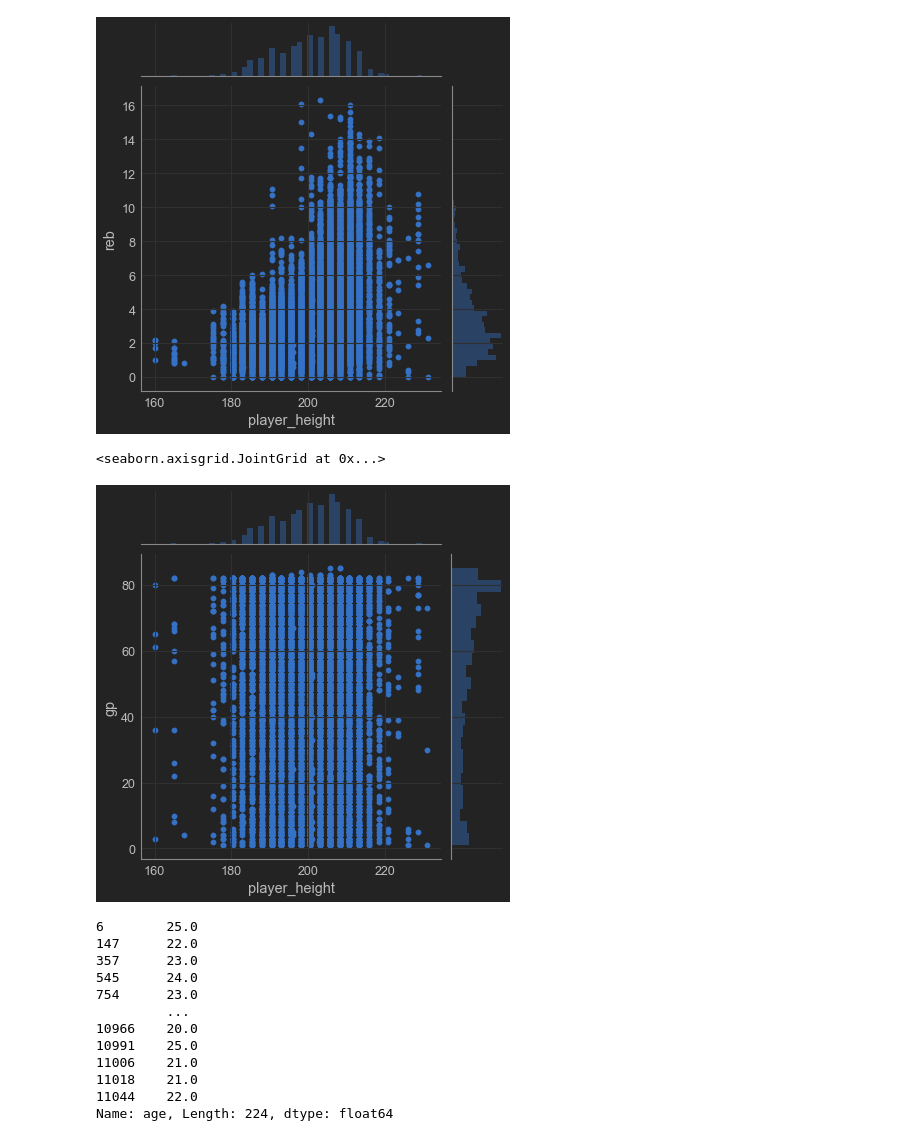
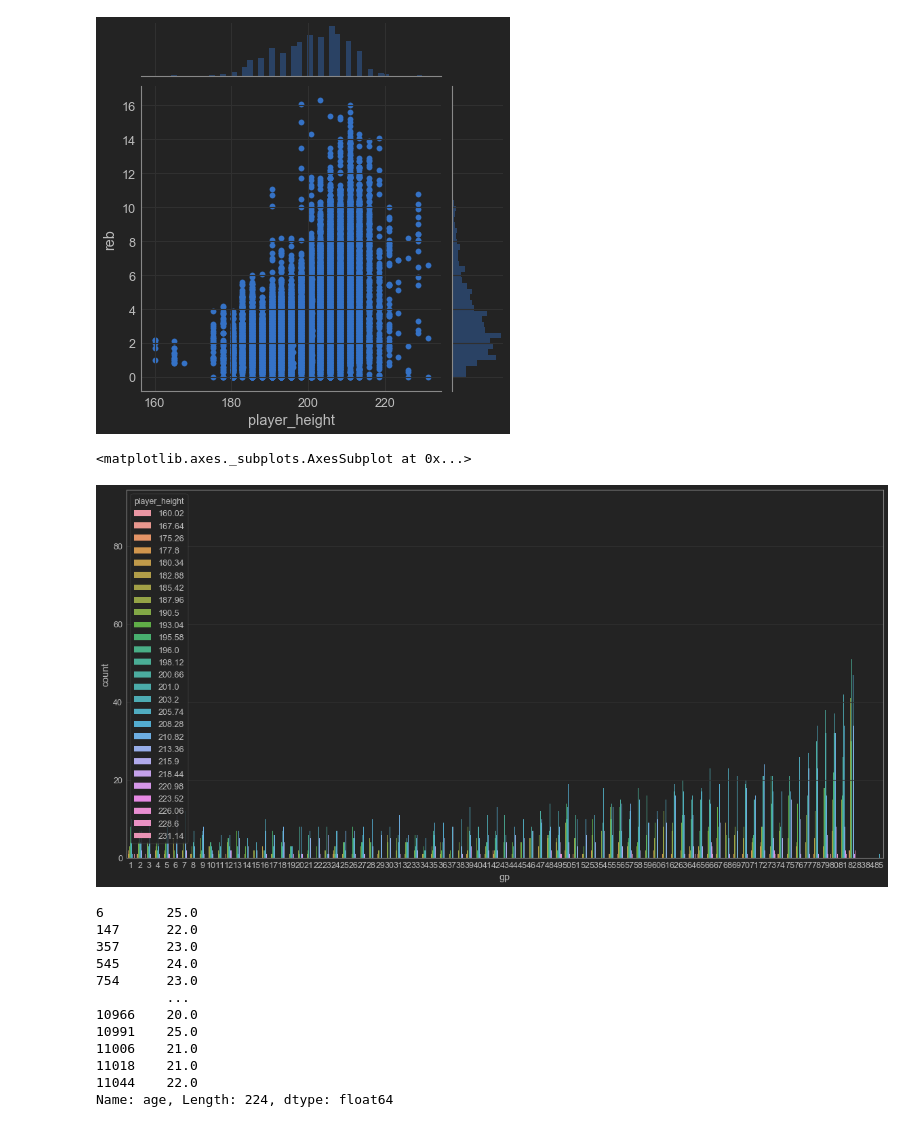
Before and after one commit to x-conx/Ujian-Module-3---Purwadhika, a Jupyter notebook: basketball_team_recruitment.ipynb, the cells around one changed output. Drawn from its saved outputs; the diff is of its cells as text; code cells hidden in the pictures.

```diff
--- a/basketball_team_recruitment.ipynb
+++ b/basketball_team_recruitment.ipynb
@@ -135,11 +135,12 @@ sns.jointplot(data=pd_nba,x='player_height',y='reb')
 <seaborn.axisgrid.JointGrid at 0x...>
 [figure]
 # %%
-sns.jointplot(data=pd_nba,x='player_height',y='gp')
+plt.figure(figsize=(20,10))
+sns.countplot(data=pd_nba,x='gp',hue='player_height')
 # pemain tinggi badan yang sering bermain dalam satu musim
 # %% [output]
-<seaborn.axisgrid.JointGrid at 0x...>
+<matplotlib.axes._subplots.AxesSubplot at 0x...>
-[figure, old version]
+[figure, new version]
 # %%
 pd_nba[pd_nba['best_player']==1]['age']
 # %% [output]
```
